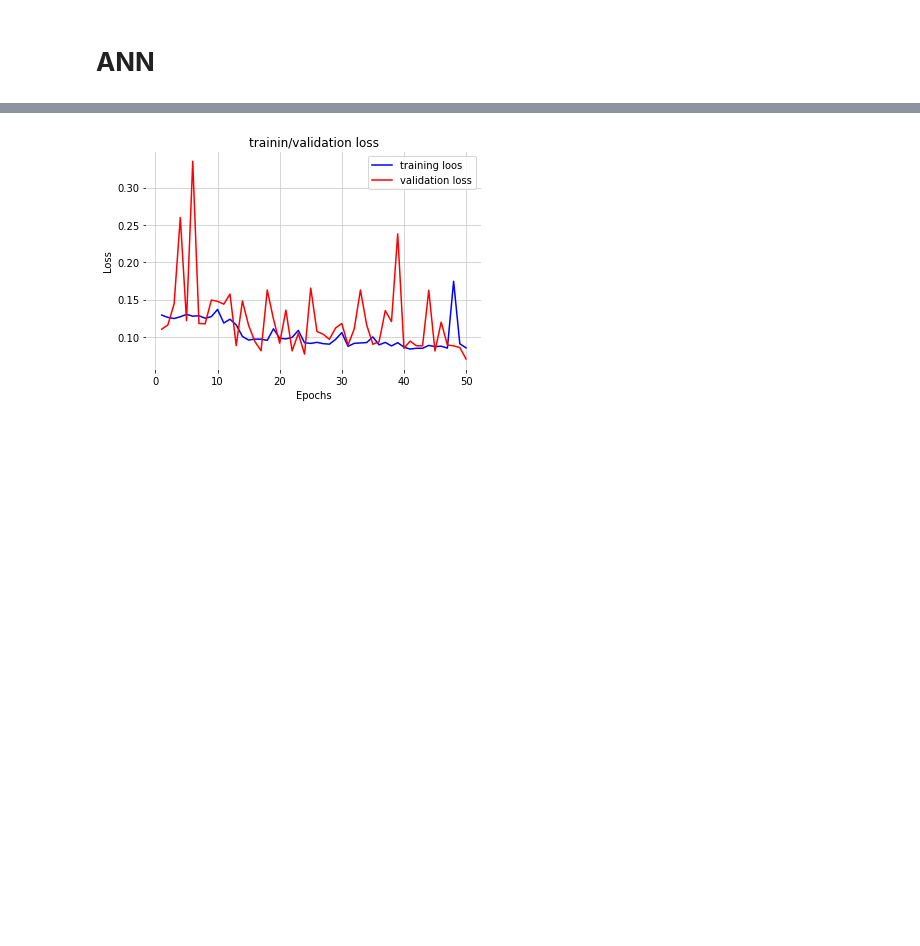
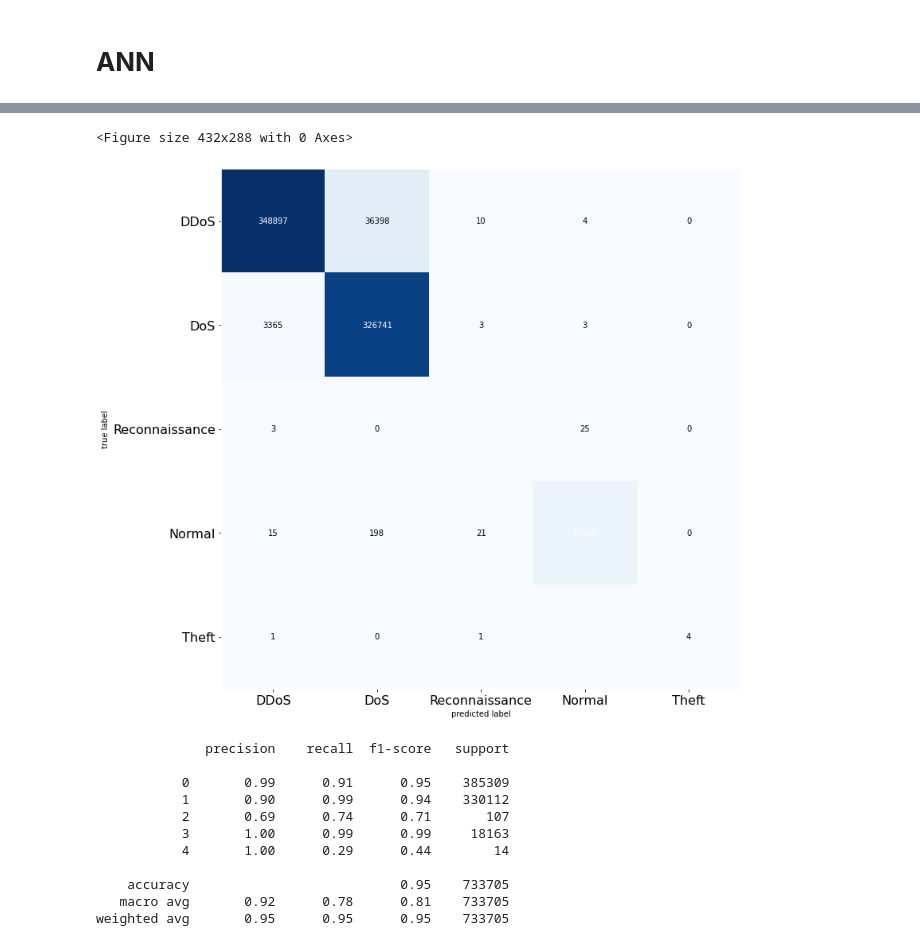
Before and after one commit to myschl/ML-DL, a Jupyter notebook: Cyber_Attack_Classification_.ipynb, the cells around one changed output, grey strips where cells are left out. Saved outputs shown, nothing was run; the diff lists cells and outputs as text; code cells hidden in the pictures; blank space fills up the shorter version.

```diff
--- a/Cyber_Attack_Classification_.ipynb
+++ b/Cyber_Attack_Classification_.ipynb
@@ -167,6 +167,7 @@ test_data = pd.concat([num_X_valid, OH_cols_valid], axis=1)
 # **Model Evaluation**
 # %%
 def get_Evaluation_matrics(preds, orig_test_labels):
+
   # Get the confusion matrix
   cm  = confusion_matrix(orig_test_labels, preds)
   plt.figure()
@@ -176,18 +177,12 @@ def get_Evaluation_matrics(preds, orig_test_labels):
   plt.show()
 
   # Calculate Precision and Recall
-  tn, fp, fn, tp = cm.ravel()
-  Accuracy = (tp+tn)/(tp+tn+fp+fn)
-  precision = tp/(tp+fp)
-  recall = tp/(tp+fn)
-  specificity = tn/(tn+fp)
-  F1_score = 2*tp/(2*tp+fp+fn)
+  report = classification_report(orig_test_labels, preds)
 
-  print("Accuracy of the model is {:.2f}".format(Accuracy))
-  print("Recall of the model is {:.2f}".format(recall))
-  print("Precision of the model is {:.2f}".format(precision))
-  print("specificity of the model is {:.2f}".format(specificity))
-  print("F1_score of the model is {:.2f}".format(F1_score))
+  print('')
+  print('')
+  print('')
+  print(report)
 # %% [markdown]
 # **Model Prediction**
 # %%
@@ -334,9 +380,18 @@ Epoch 50/50
 # %%
-results = model.evaluate(test_data, test_labels)
+# Evaluating my model using CM, precsion, and recal
 preds, original_test_labels = get_Model_prediction(model, test_data, test_labels)
-get_Evaluation_matrics(pred, original_test_labels)
-get_model_ROC_AUC_curve(preds, test_labels)
-plot_Model_Accuracy(model_history)
-plot_Model_loss(model_history)
+get_Evaluation_matrics(preds, original_test_labels)
 # %% [output]
+<Figure size 432x288 with 0 Axes>
-[figure, old version]
+[figure, new version]
+              precision    recall  f1-score   support
+
+           0       0.99      0.91      0.95    385309
+           1       0.90      0.99      0.94    330112
+           2       0.69      0.74      0.71       107
+           3       1.00      0.99      0.99     18163
+           4       1.00      0.29      0.44        14
+
+    accuracy                           0.95    733705
+   macro avg       0.92      0.78      0.81    733705
+weighted avg       0.95      0.95      0.95    733705
```
Also changed, not shown: parts of 7 cells of this notebook.
